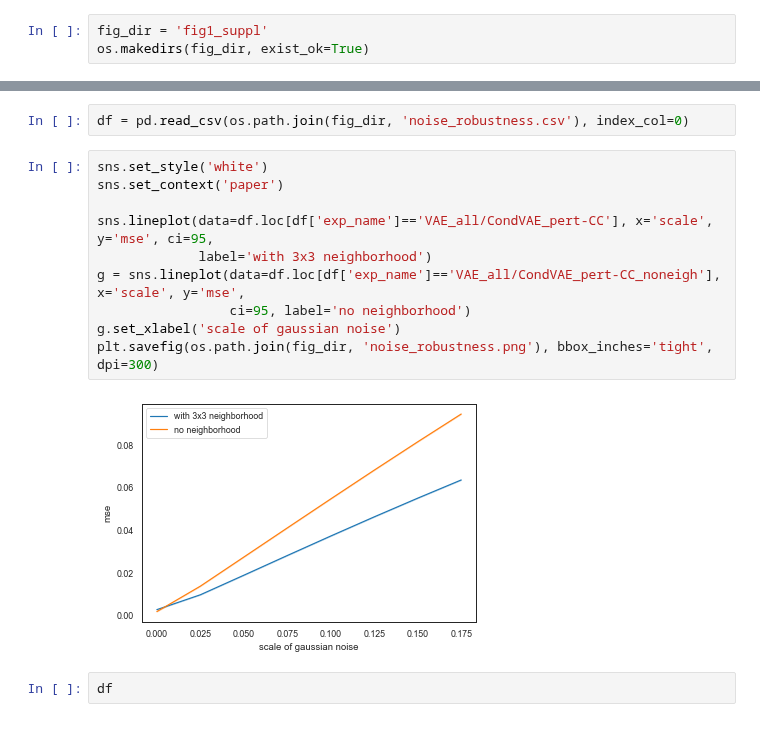
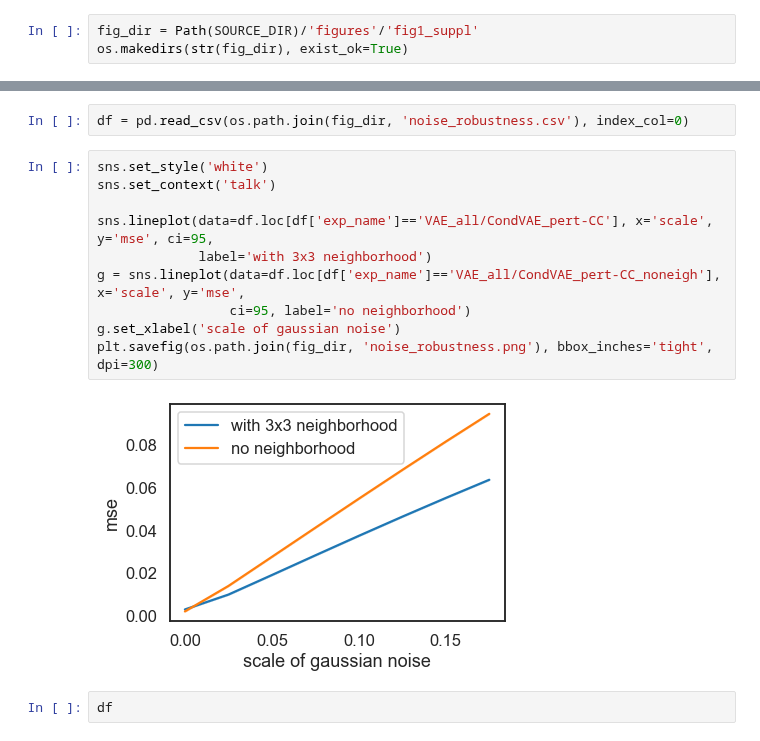
Before and after one commit to theislab/campa_ana, a Jupyter notebook: figure_notebooks/fig1_suppl_noise_robustness.ipynb, the cells around one changed output, grey strips where cells are left out. Cells and saved outputs as stored; diff of their text form.

```diff
--- a/figure_notebooks/fig1_suppl_noise_robustness.ipynb
+++ b/figure_notebooks/fig1_suppl_noise_robustness.ipynb
@@ -24,6 +28,6 @@ import scanpy as sc
 # %%
-fig_dir = 'fig1_suppl'
-os.makedirs(fig_dir, exist_ok=True)
+fig_dir = Path(SOURCE_DIR)/'figures'/'fig1_suppl'
+os.makedirs(str(fig_dir), exist_ok=True)
 # %%
 # load models to compare
 exp_name = 'VAE_all/CondVAE_pert-CC'
@@ -98,16 +102,16 @@ import matplotlib.pyplot as plt
 df = pd.read_csv(os.path.join(fig_dir, 'noise_robustness.csv'), index_col=0)
 # %%
 sns.set_style('white')
-sns.set_context('paper')
+sns.set_context('talk')
 
 sns.lineplot(data=df.loc[df['exp_name']=='VAE_all/CondVAE_pert-CC'], x='scale', y='mse', ci=95,
              label='with 3x3 neighborhood')
 g = sns.lineplot(data=df.loc[df['exp_name']=='VAE_all/CondVAE_pert-CC_noneigh'], x='scale', y='mse',
                  ci=95, label='no neighborhood')
 g.set_xlabel('scale of gaussian noise')
 plt.savefig(os.path.join(fig_dir, 'noise_robustness.png'), bbox_inches='tight', dpi=300)
 # %% [output]
-[figure, old version]
+[figure, new version]
 # %%
 df
 # %% [output]
```
Also changed, not shown: parts of 2 cells of this notebook, 1 other file.
